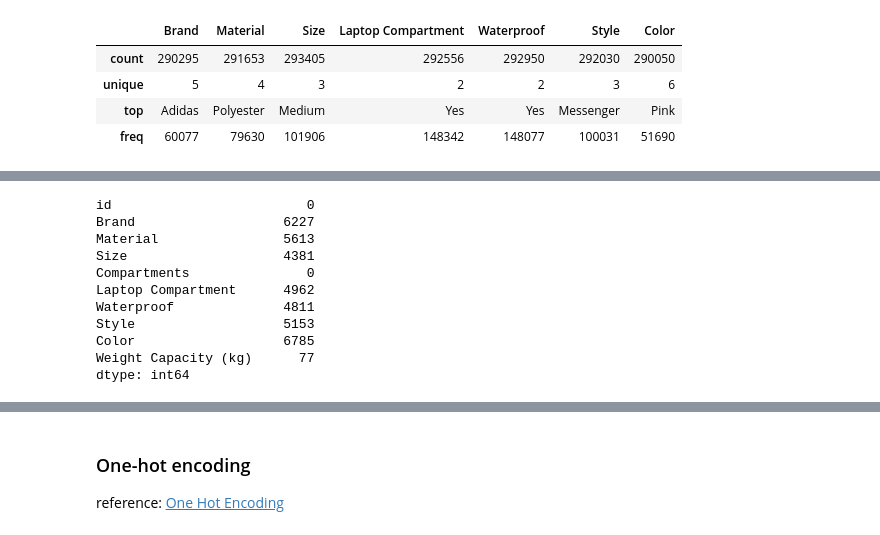
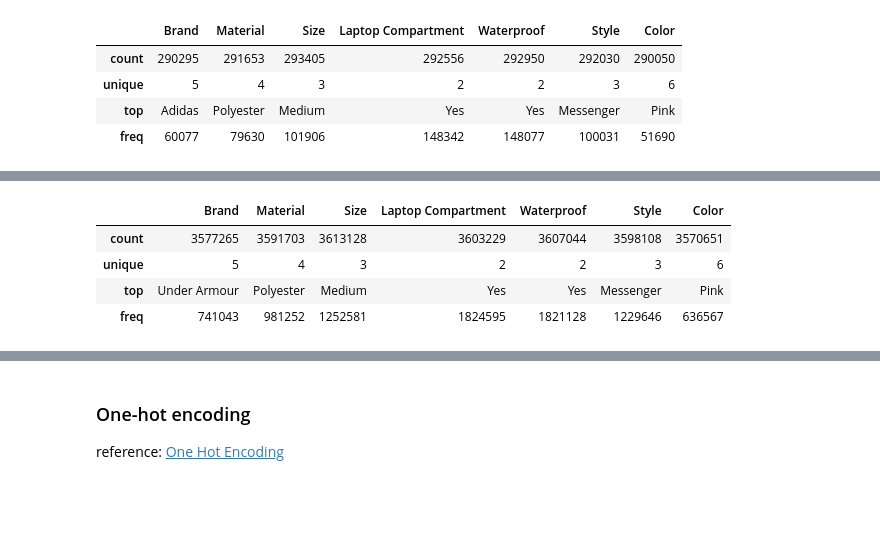
Before and after one commit to subarnasaikia/Backpack-Prediction-Challenge, a Jupyter notebook: Backpack_time_XGBoost.ipynb, the cells around one changed output, grey strips where cells are left out. Drawn from its saved outputs; the diff is of its cells as text; code cells hidden in the pictures; blank space fills up the shorter version.

```diff
--- a/Backpack_time_XGBoost.ipynb
+++ b/Backpack_time_XGBoost.ipynb
@@ -87,14 +117,8 @@ dtype: int64
-# %%
-test_df.isnull().sum()
-# %% [output]
-id                         0
-Brand                   6227
-Material                5613
-Size                    4381
-Compartments               0
-Laptop Compartment      4962
-Waterproof              4811
-Style                   5153
-Color                   6785
-Weight Capacity (kg)      77
-dtype: int64
+# %%
+extra_train_df.describe(include=object)
+# %% [output]
+|  | Brand | Material | Size | Laptop Compartment | Waterproof | Style | Color |
+| count | 3577265 | 3591703 | 3613128 | 3603229 | 3607044 | 3598108 | 3570651 |
+| unique | 5 | 4 | 3 | 2 | 2 | 3 | 6 |
+| top | Under Armour | Polyester | Medium | Yes | Yes | Messenger | Pink |
+| freq | 741043 | 981252 | 1252581 | 1824595 | 1821128 | 1229646 | 636567 |
```
Also changed, not shown: parts of 33 cells of this notebook.
